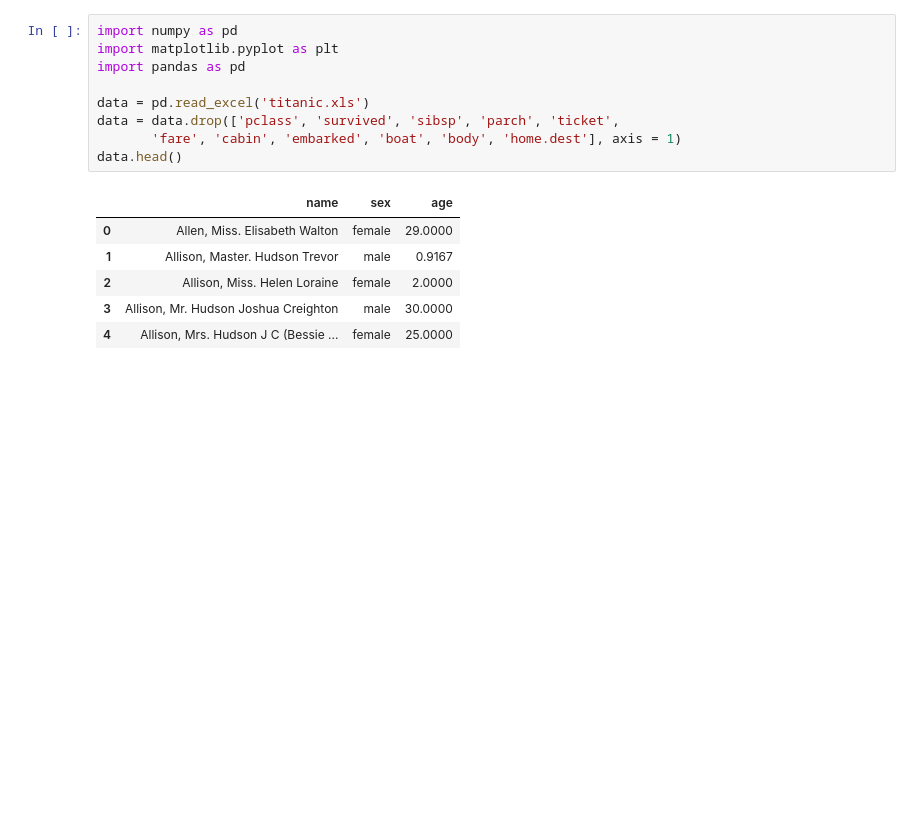
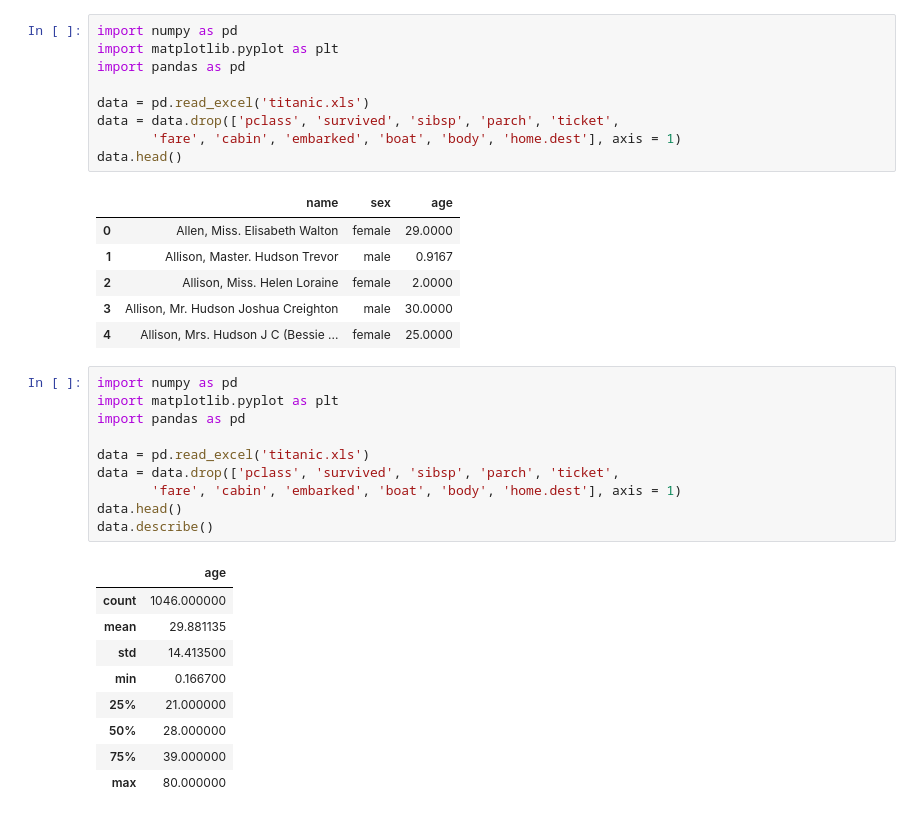
Before and after one commit to ChristianIshimwe7/ml_projects_in_jupyter, a Jupyter notebook: ishimwe1.ipynb, the cells around one changed output. Saved outputs shown, nothing was run; the diff lists cells and outputs as text; blank space fills up the shorter version.

```diff
--- a/ishimwe1.ipynb
+++ b/ishimwe1.ipynb
@@ -273,3 +273,23 @@ data.head()
 | 2 | Allison, Miss. Helen Loraine | female | 2.0000 |
 | 3 | Allison, Mr. Hudson Joshua Creighton | male | 30.0000 |
 | 4 | Allison, Mrs. Hudson J C (Bessie ... | female | 25.0000 |
+# %%
+import numpy as pd
+import matplotlib.pyplot as plt
+import pandas as pd
+
+data = pd.read_excel('titanic.xls')
+data = data.drop(['pclass', 'survived', 'sibsp', 'parch', 'ticket',
+       'fare', 'cabin', 'embarked', 'boat', 'body', 'home.dest'], axis = 1)
+data.head()
+data.describe()
+# %% [output]
+|  | age |
+| count | 1046.000000 |
+| mean | 29.881135 |
+| std | 14.413500 |
+| min | 0.166700 |
+| 25% | 21.000000 |
+| 50% | 28.000000 |
+| 75% | 39.000000 |
+| max | 80.000000 |
```
Also changed, not shown: parts of 3 cells of this notebook.
